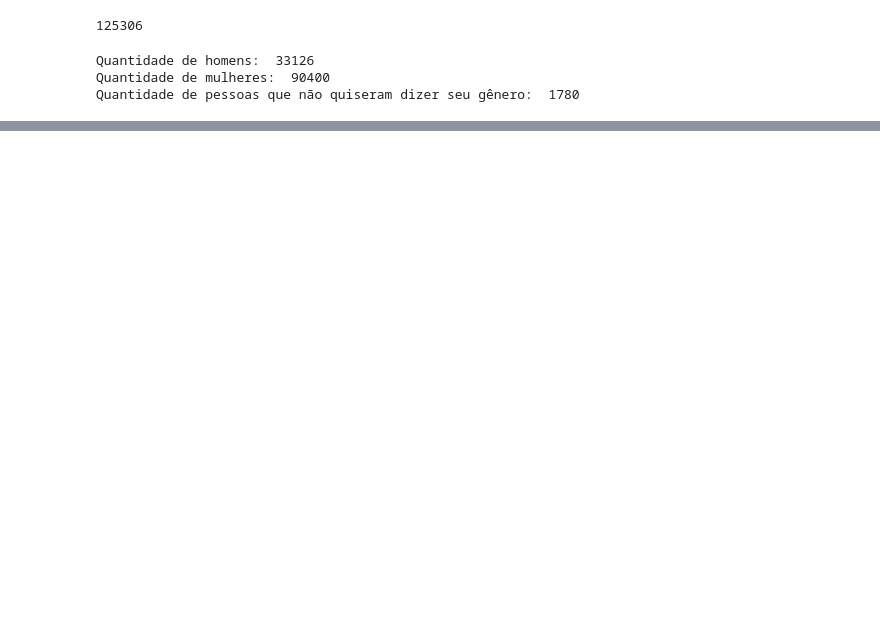
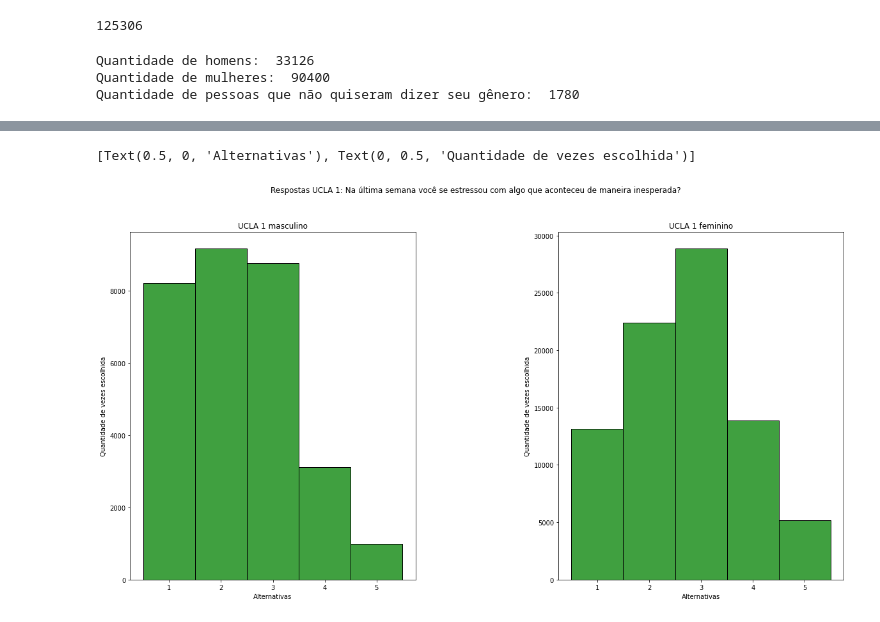
Before and after one commit to toterafa/pythonsp4, a Jupyter notebook: Untitled.ipynb, the cells around one changed output, grey strips where cells are left out. Cells and saved outputs as stored; diff of their text form; code cells hidden in the pictures; blank space fills up the shorter version.

```diff
--- a/Untitled.ipynb
+++ b/Untitled.ipynb
@@ -45,0 +47,39 @@ Quantidade de pessoas que não quiseram dizer seu gênero:  1780
+# %%
+ucla_um_masculino = []
+ucla_um_feminino = []
+
+for i in range(len(dados)):
+    if(dados['Genero'][i] == 'Male'):
+        ucla_um_masculino.append(dados['PSS10_UCLA_1'][i])
+    elif(dados['Genero'][i] == 'Female'):
+        ucla_um_feminino.append(dados['PSS10_UCLA_1'][i])
+
+fig, axes = plt.subplots(1, 2, figsize=(20, 10))
+fig.suptitle('Respostas UCLA 1: Na última semana você se estressou com algo que aconteceu de maneira inesperada?')
+
+sns.histplot(ax=axes[0],
+            data=ucla_um_masculino,
+            bins=10,
+            color = 'green',
+            discrete=(True, False)
+            )
+
+sns.histplot(ax=axes[1],
+            #data=ucla_um_feminino,
+            data=ucla_um_feminino,
+            color = 'green',
+            bins=30,
+            discrete=(True, False)
+            )
+
+
+plt.subplots_adjust(wspace = 0.5, hspace=0.3)
+
+axes[0].set_title("UCLA 1 masculino")
+axes[0].set(xlabel='Alternativas', ylabel='Quantidade de vezes escolhida')
+
+axes[1].set_title("UCLA 1 feminino")
+axes[1].set(xlabel='Alternativas', ylabel='Quantidade de vezes escolhida')
+# %% [output]
+[Text(0.5, 0, 'Alternativas'), Text(0, 0.5, 'Quantidade de vezes escolhida')]
+[figure, added]
```
Also changed, not shown: parts of 21 cells of this notebook.
